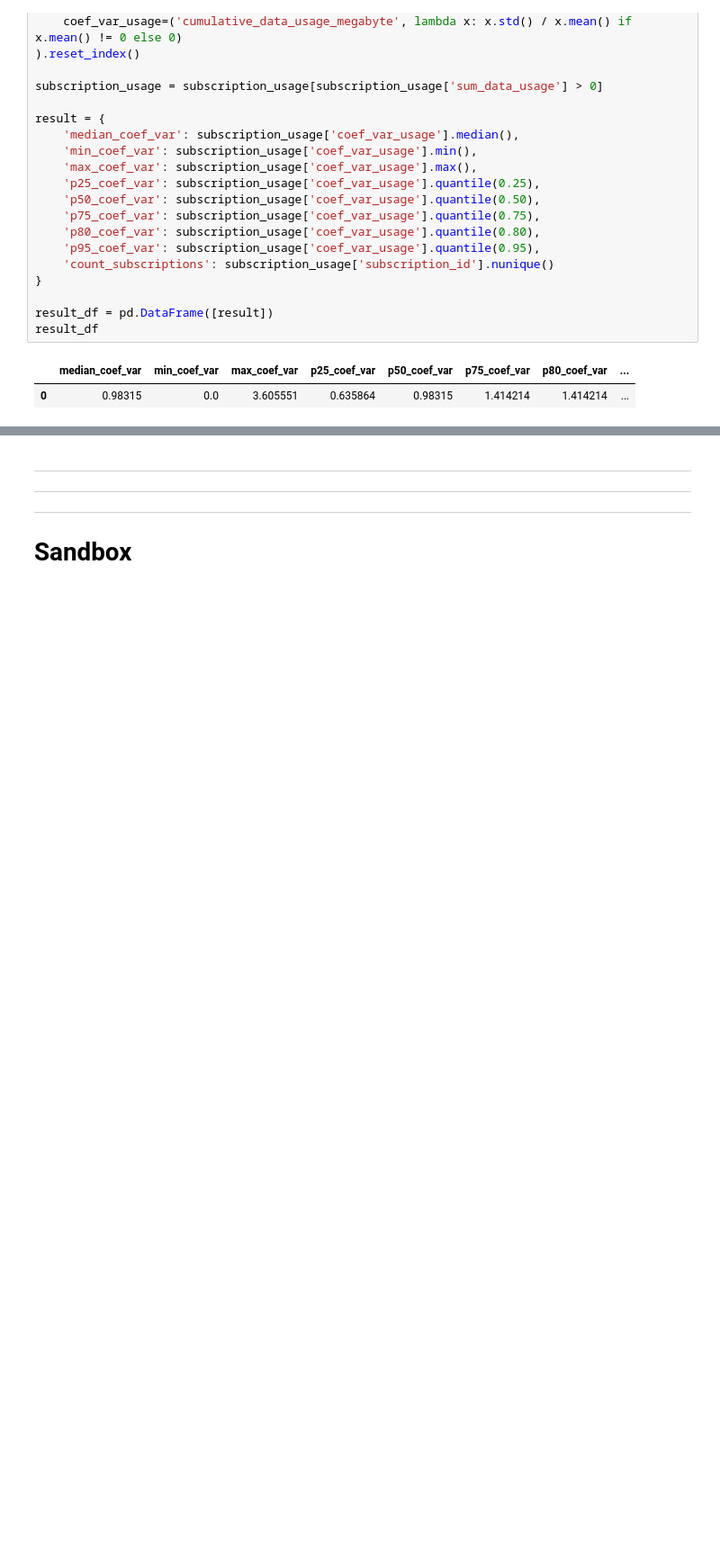
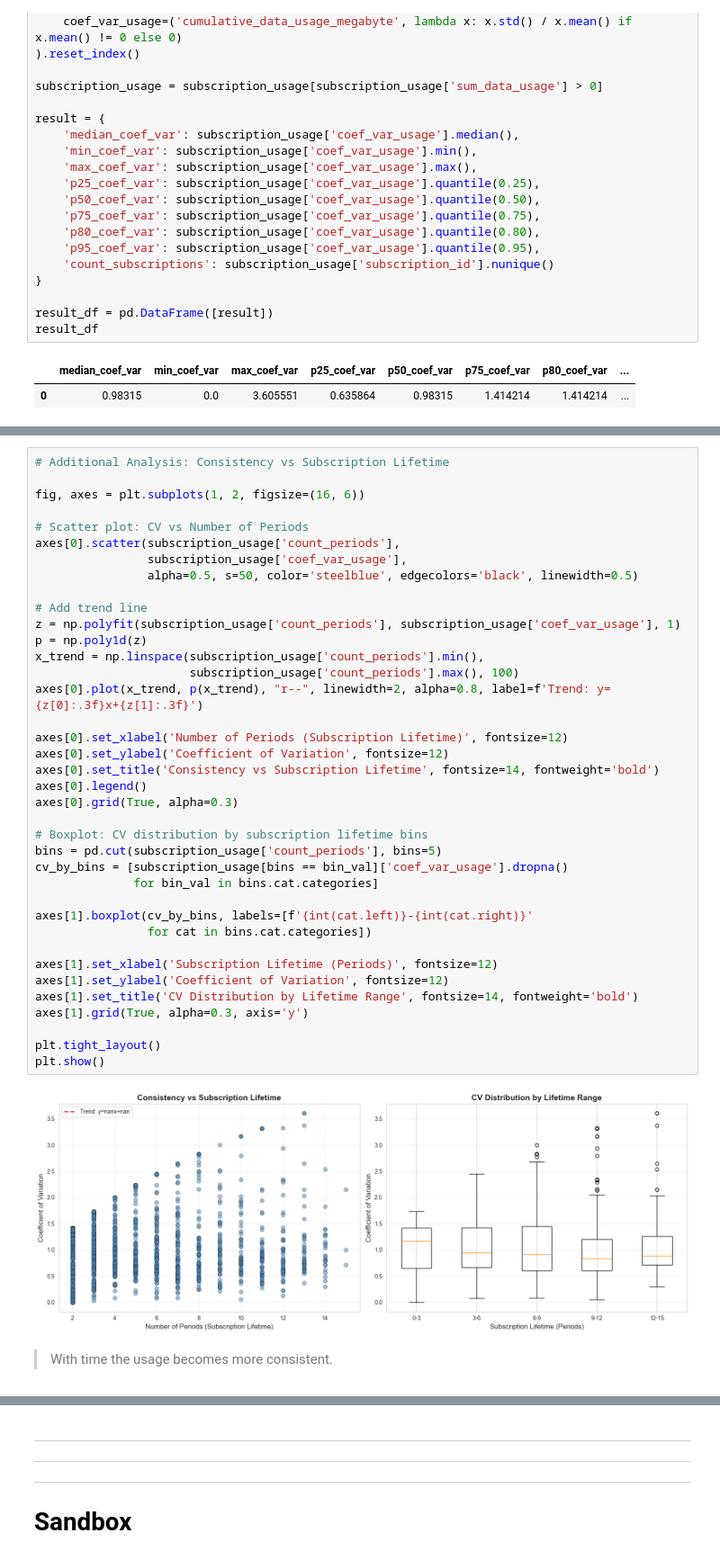
Before and after one commit to Robertoarce/gigs-sql, a Jupyter notebook: analysis.ipynb, the cells around one changed output, grey strips where cells are left out. Shown: that part at 90% size. Drawn from its saved outputs; the diff is of its cells as text; blank space fills up the shorter version.

```diff
--- a/analysis.ipynb
+++ b/analysis.ipynb
@@ -1029,0 +1087,42 @@ result_df
+# %%
+# Additional Analysis: Consistency vs Subscription Lifetime
+
+fig, axes = plt.subplots(1, 2, figsize=(16, 6))
+
+# Scatter plot: CV vs Number of Periods
+axes[0].scatter(subscription_usage['count_periods'],
+                subscription_usage['coef_var_usage'],
+                alpha=0.5, s=50, color='steelblue', edgecolors='black', linewidth=0.5)
+
+# Add trend line
+z = np.polyfit(subscription_usage['count_periods'], subscription_usage['coef_var_usage'], 1)
+p = np.poly1d(z)
+x_trend = np.linspace(subscription_usage['count_periods'].min(),
+                      subscription_usage['count_periods'].max(), 100)
+axes[0].plot(x_trend, p(x_trend), "r--", linewidth=2, alpha=0.8, label=f'Trend: y={z[0]:.3f}x+{z[1]:.3f}')
+
+axes[0].set_xlabel('Number of Periods (Subscription Lifetime)', fontsize=12)
+axes[0].set_ylabel('Coefficient of Variation', fontsize=12)
+axes[0].set_title('Consistency vs Subscription Lifetime', fontsize=14, fontweight='bold')
+axes[0].legend()
+axes[0].grid(True, alpha=0.3)
+
+# Boxplot: CV distribution by subscription lifetime bins
+bins = pd.cut(subscription_usage['count_periods'], bins=5)
+cv_by_bins = [subscription_usage[bins == bin_val]['coef_var_usage'].dropna()
+              for bin_val in bins.cat.categories]
+
+axes[1].boxplot(cv_by_bins, labels=[f'{int(cat.left)}-{int(cat.right)}'
+                for cat in bins.cat.categories])
+
+axes[1].set_xlabel('Subscription Lifetime (Periods)', fontsize=12)
+axes[1].set_ylabel('Coefficient of Variation', fontsize=12)
+axes[1].set_title('CV Distribution by Lifetime Range', fontsize=14, fontweight='bold')
+axes[1].grid(True, alpha=0.3, axis='y')
+
+plt.tight_layout()
+plt.show()
+# %% [output]
+[figure, added]
+# %% [markdown]
+> With time the usage becomes more consistent.
```
Also changed, not shown: parts of 17 cells of this notebook.
